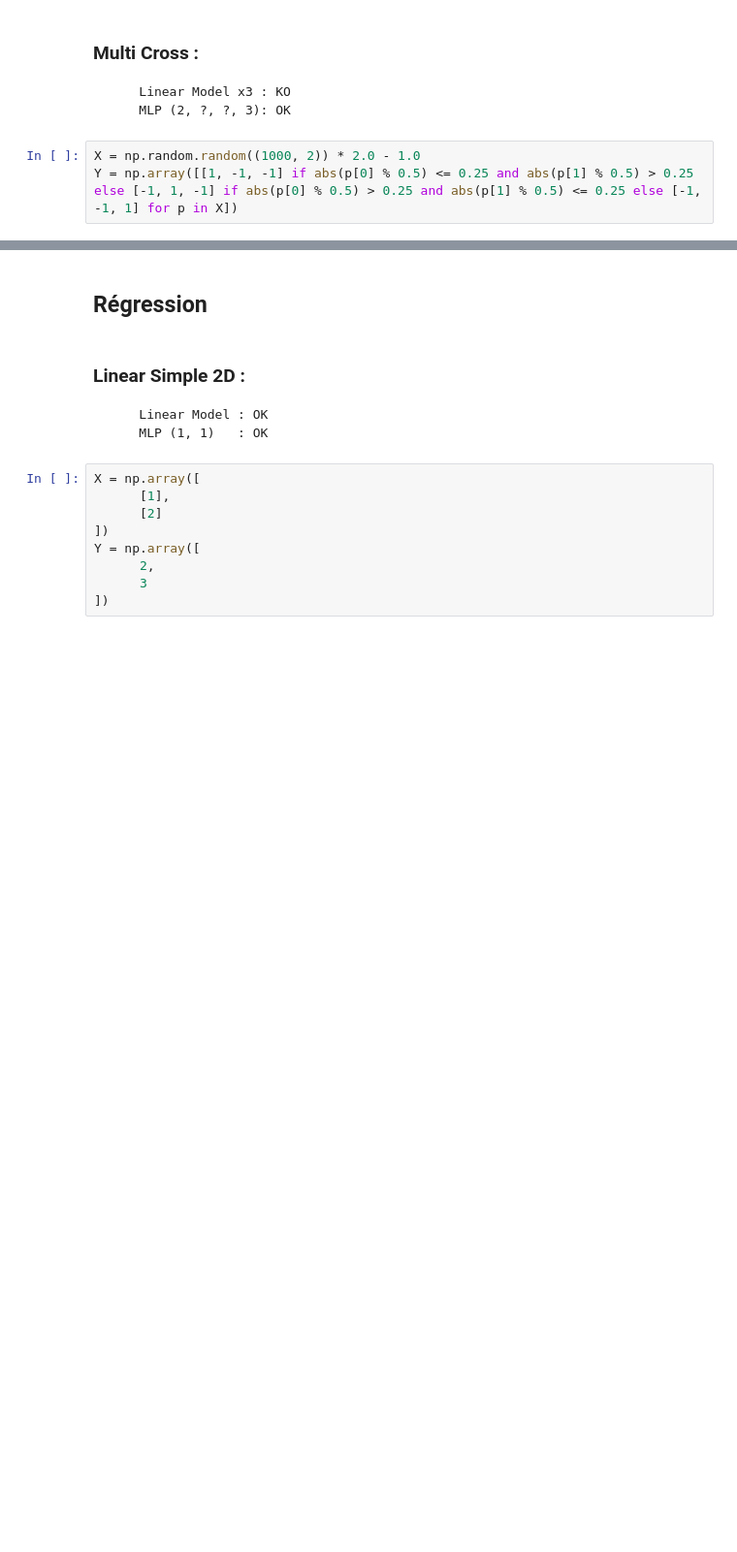
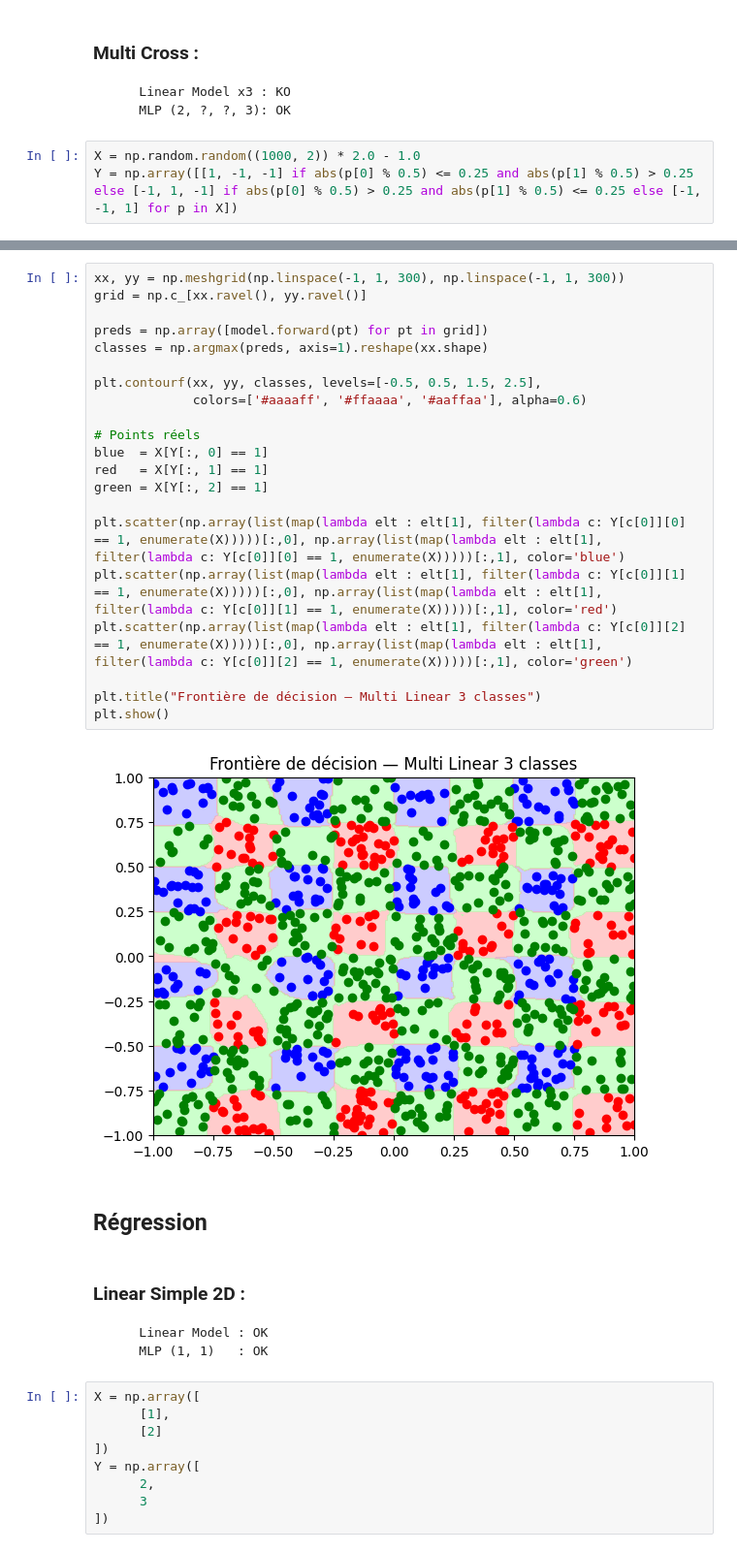
Before and after one commit to SamuelELbaz/Projet_Annuel_3IABD1_Lib_ML, a Jupyter notebook: [Notebook] Cas de tests.ipynb, the cells around one changed output, grey strips where cells are left out. Shown at 97% size. Saved outputs shown, nothing was run; the diff lists cells and outputs as text; blank space fills up the shorter version.

```diff
--- a/[Notebook] Cas de tests.ipynb
+++ b/[Notebook] Cas de tests.ipynb
@@ -400,3 +421,26 @@ plt.clf()
+# %%
+xx, yy = np.meshgrid(np.linspace(-1, 1, 300), np.linspace(-1, 1, 300))
+grid = np.c_[xx.ravel(), yy.ravel()]
+
+preds = np.array([model.forward(pt) for pt in grid])
+classes = np.argmax(preds, axis=1).reshape(xx.shape)
+
+plt.contourf(xx, yy, classes, levels=[-0.5, 0.5, 1.5, 2.5],
+             colors=['#aaaaff', '#ffaaaa', '#aaffaa'], alpha=0.6)
+
+# Points réels
+blue  = X[Y[:, 0] == 1]
+red   = X[Y[:, 1] == 1]
+green = X[Y[:, 2] == 1]
+
+plt.scatter(np.array(list(map(lambda elt : elt[1], filter(lambda c: Y[c[0]][0] == 1, enumerate(X)))))[:,0], np.array(list(map(lambda elt : elt[1], filter(lambda c: Y[c[0]][0] == 1, enumerate(X)))))[:,1], color='blue')
+plt.scatter(np.array(list(map(lambda elt : elt[1], filter(lambda c: Y[c[0]][1] == 1, enumerate(X)))))[:,0], np.array(list(map(lambda elt : elt[1], filter(lambda c: Y[c[0]][1] == 1, enumerate(X)))))[:,1], color='red')
+plt.scatter(np.array(list(map(lambda elt : elt[1], filter(lambda c: Y[c[0]][2] == 1, enumerate(X)))))[:,0], np.array(list(map(lambda elt : elt[1], filter(lambda c: Y[c[0]][2] == 1, enumerate(X)))))[:,1], color='green')
+
+plt.title("Frontière de décision — Multi Linear 3 classes")
+plt.show()
+# %% [output]
+[figure, added]
 # %% [markdown]
 ## Régression
 # %% [markdown]
```
Also changed, not shown: parts of 29 cells of this notebook, 3 other files.
